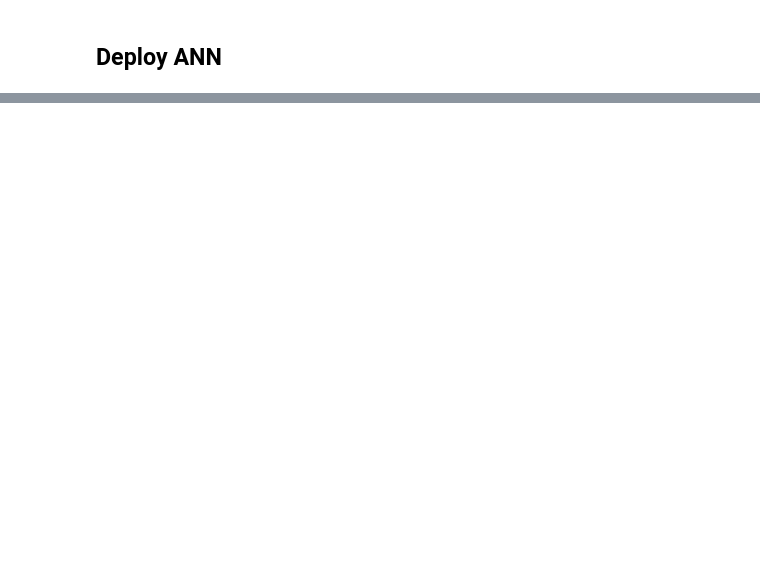
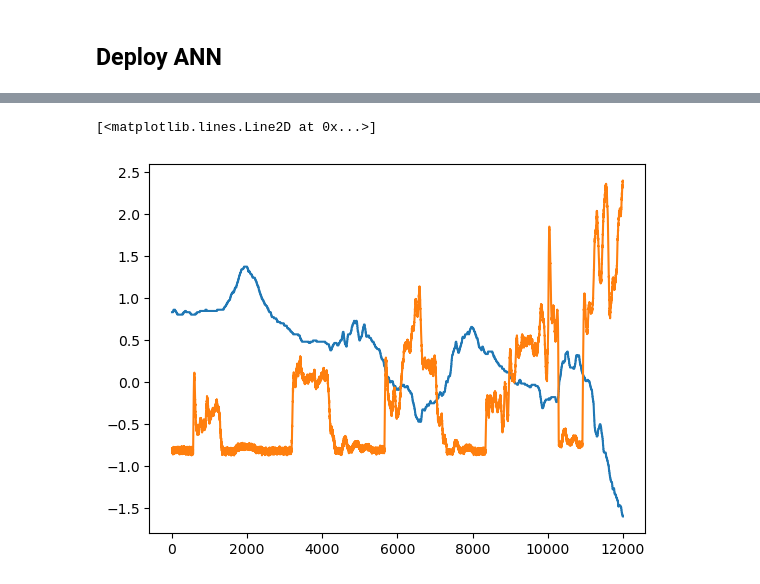
Before and after one commit to oStglnd/rise-gh, a Jupyter notebook: model/flow_temp_model.ipynb, the cells around one changed output, grey strips where cells are left out. Drawn from its saved outputs; the diff is of its cells as text; code cells hidden in the pictures; blank space fills up the shorter version.

```diff
--- a/model/flow_temp_model.ipynb
+++ b/model/flow_temp_model.ipynb
@@ -327,0 +365,6 @@ plt.plot(data.flow.TA01_GP101_default.values[-6000:])
+# %%
+plt.plot(data.temperatures.DC_GT301_damped.values[-12000:])
+plt.plot(data.flow.TA01_GP101_default.values[-12000:])
+# %% [output]
+[<matplotlib.lines.Line2D at 0x...>]
+[figure, added]
```
Also changed, not shown: parts of 14 cells of this notebook.
